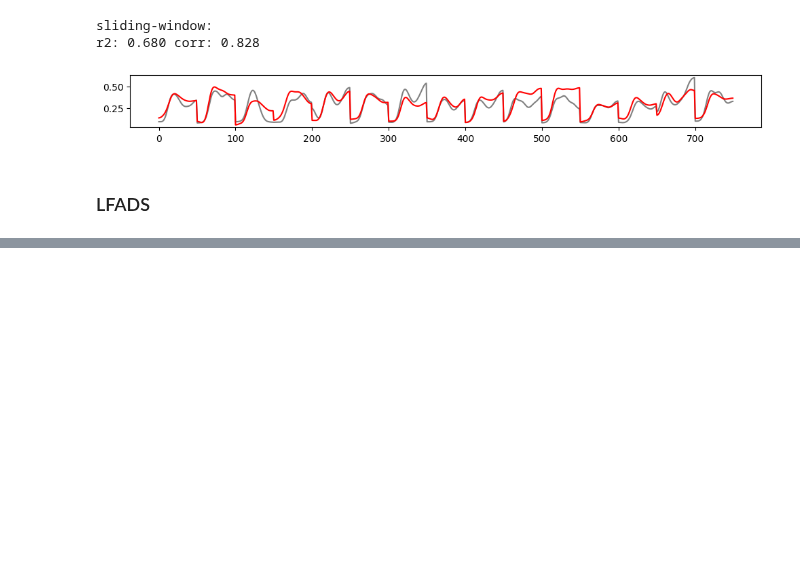
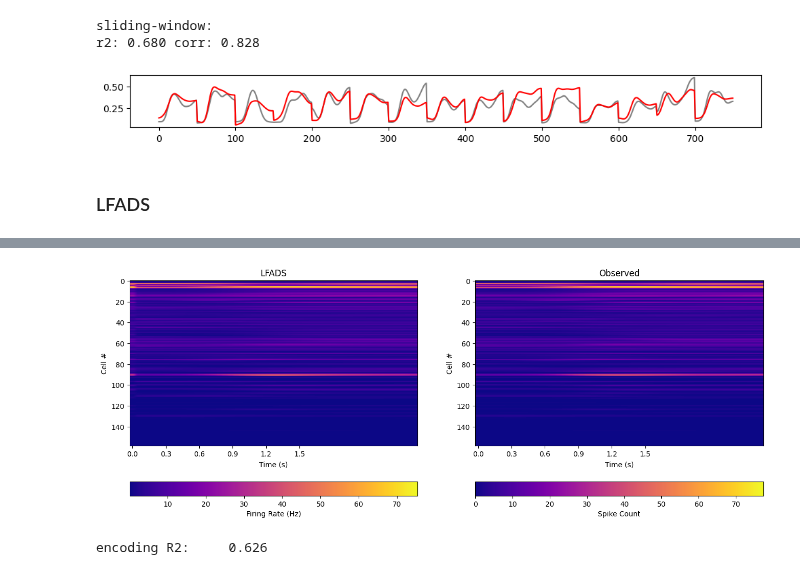
Before and after one commit to yzhang511/neural_decoding, a Jupyter notebook: notebooks/ibl_neural_latent_benchmark.ipynb, the cells around one changed output, grey strips where cells are left out. Cells and saved outputs as stored; diff of their text form; code cells hidden in the pictures; blank space fills up the shorter version.

```diff
--- a/notebooks/ibl_neural_latent_benchmark.ipynb
+++ b/notebooks/ibl_neural_latent_benchmark.ipynb
@@ -462,0 +554,23 @@ plt.show()
+# %%
+fig, (ax1, ax2) = plt.subplots(1,2, figsize=(16, 6))
+im1 = ax1.imshow(inferred_rates.mean(0).T, aspect="auto", cmap=plt.cm.plasma)
+ax1.set_xticks(np.linspace(0, 29, 6), ['%.1f'%i for i in np.linspace(0, 1.5, 6)])
+ax1.set_xlabel('Time (s)')
+ax1.set_ylabel('Cell #')
+cbar = plt.colorbar(im1, ax=ax1, orientation='horizontal', label='Firing Rate (Hz)')
+ax1.set_title('LFADS')
+
+im2 = ax2.imshow(all_data.cpu().mean(0).T/0.02, aspect="auto", cmap=plt.cm.plasma)
+ax2.set_xticks(np.linspace(0, 29, 6), ['%.1f'%i for i in np.linspace(0, 1.5, 6)])
+ax2.set_xlabel('Time (s)')
+ax2.set_ylabel('Cell #')
+cbar = plt.colorbar(im2, ax=ax2, orientation='horizontal', label='Spike Count')
+ax2.set_title('Observed');
+# %% [output]
+[figure, added]
+# %%
+print(f"encoding R2: \
+    {evalPrediction(np.concatenate(inferred_rates[test]).flatten(), np.concatenate(lfads_X[test]/0.02).flatten(), 'R2')[0]:.3f}"
+)
+# %% [output]
+encoding R2:     0.626
```
Also changed, not shown: parts of 14 cells of this notebook.
